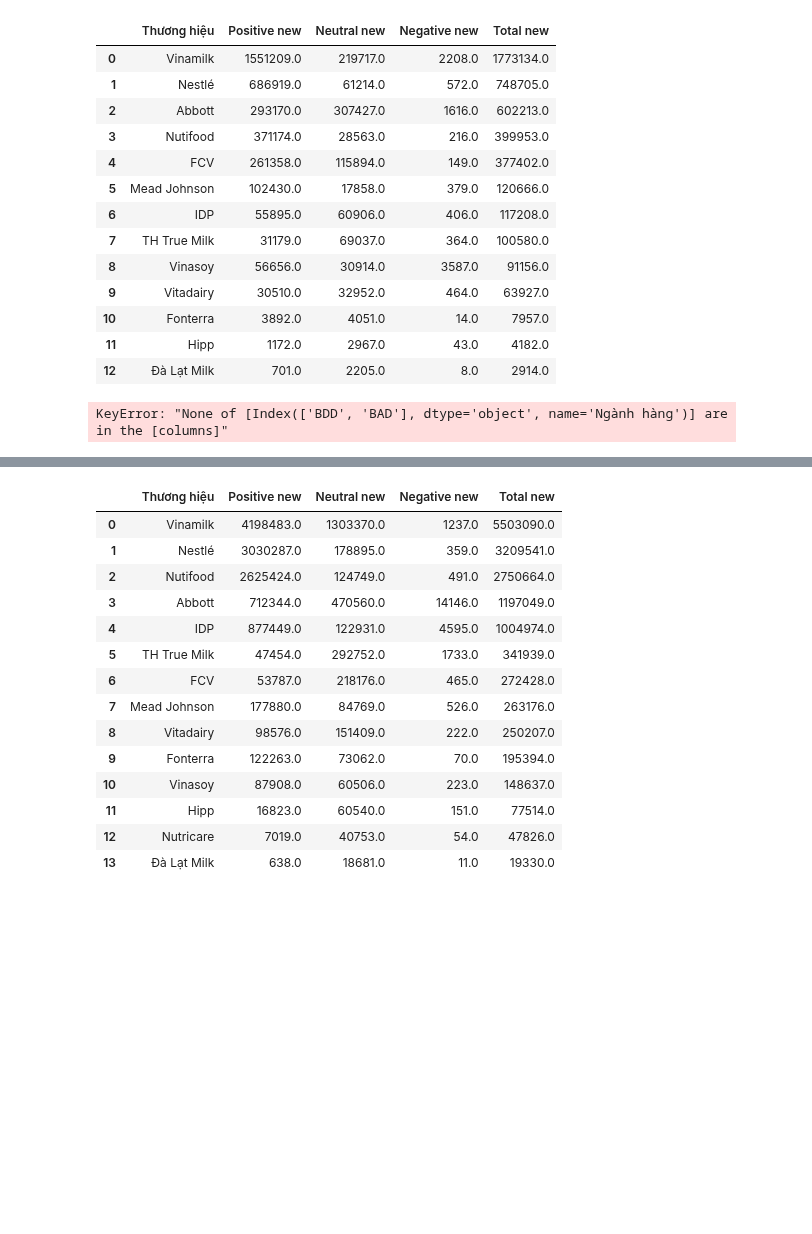
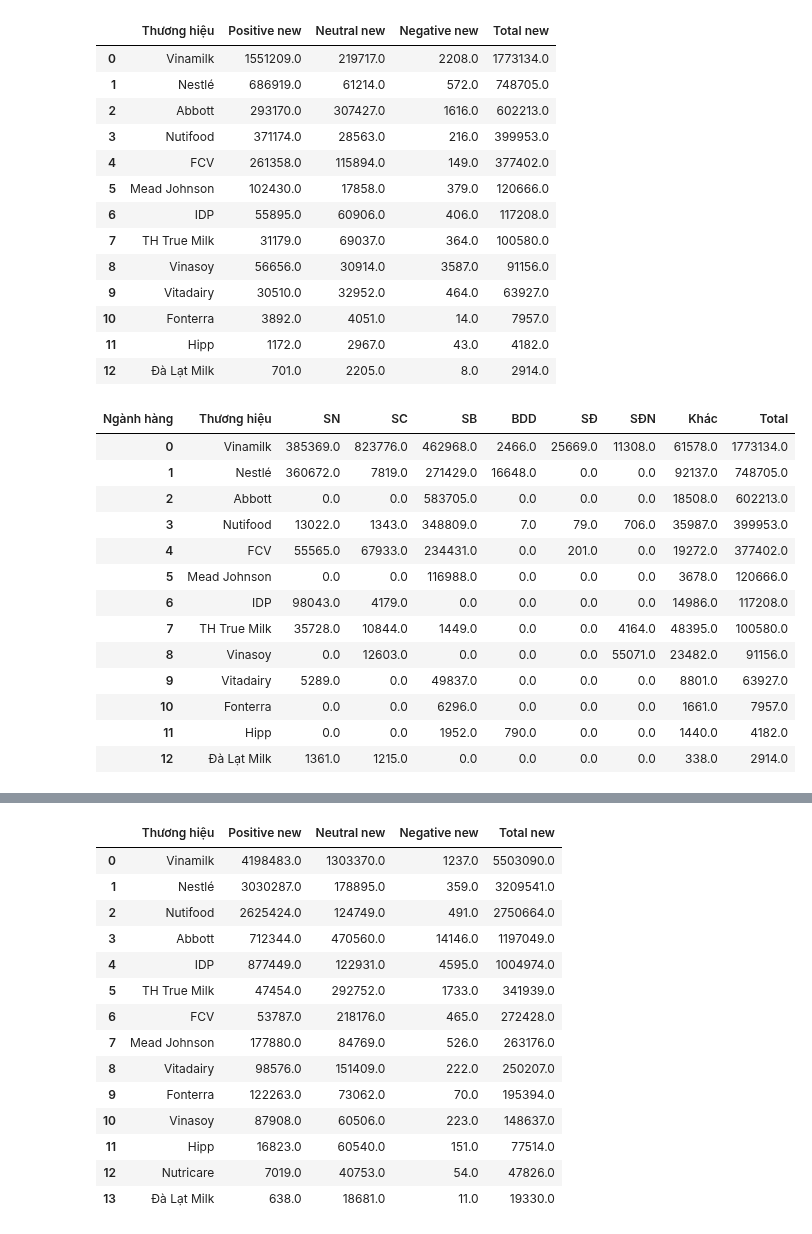
Before and after one commit to kimhueee/Brand-Social-Listening, a Jupyter notebook: Monthly Vinamilk.ipynb, the cells around one changed output, grey strips where cells are left out. Cells and saved outputs as stored; diff of their text form; code cells hidden in the pictures; blank space fills up the shorter version.

```diff
--- a/Monthly Vinamilk.ipynb
+++ b/Monthly Vinamilk.ipynb
@@ -330,16 +330,29 @@ sent_pre_ytd
 # %%
 with pd.ExcelWriter(r"C:\Users\Kompa-KTelt056\Desktop\Data Kompa\Vinamilk\final.xlsx", engine='openpyxl',mode='a') as writer:
     sent_pre_ytd.to_excel(writer, index=False, sheet_name='pre-YTD-sent')
-# %%
-#Category_pre-YTD
-filtered_sh_sentiment = sh_sentiment[(sh_sentiment["Thời gian"].isin(pre_ytd) & ~sh_sentiment["Thương hiệu"].isin(exclude_brands))]
-cate = filtered_sh_sentiment.pivot_table(index='Thương hiệu', columns='Ngành hàng', values='Total new', aggfunc='sum').round(decimals=0).fillna(0)
-cate['Total'] = cate.sum(axis=1)
-cate = cate.sort_values(by="Total",ascending=False)
-cate.reset_index(inplace=True)
-# cate['BDD'] = cate[['BDD','BAD']].sum(axis=1)
-# cate['Khác'] = cate['Total'] - cate[['SN','SC','SB','BDD','SĐ','SĐN']].sum(axis=1)
-# cate = cate[['Thương hiệu','SN','SC','SB','BDD','SĐ','SĐN','Khác','Total']]
-# cate
-# %% [output]
-KeyError: "None of [Index(['BDD', 'BAD'], dtype='object', name='Ngành hàng')] are in the [columns]"
+# %%
+#Category_pre-YTD
+filtered_sh_sentiment = sh_sentiment[(sh_sentiment["Thời gian"].isin(pre_ytd) & ~sh_sentiment["Thương hiệu"].isin(exclude_brands))]
+cate = filtered_sh_sentiment.pivot_table(index='Thương hiệu', columns='Ngành hàng', values='Total new', aggfunc='sum').round(decimals=0).fillna(0)
+cate['Total'] = cate.sum(axis=1)
+cate = cate.sort_values(by="Total",ascending=False)
+cate.reset_index(inplace=True)
+cate['BDD'] = cate[['BDD','BAD']].sum(axis=1)
+cate['Khác'] = cate['Total'] - cate[['SN','SC','SB','BDD','SĐ','SĐN']].sum(axis=1)
+cate = cate[['Thương hiệu','SN','SC','SB','BDD','SĐ','SĐN','Khác','Total']]
+cate
+# %% [output]
+| Ngành hàng | Thương hiệu | SN | SC | SB | BDD | SĐ | SĐN | Khác | Total |
+| 0 | Vinamilk | 385369.0 | 823776.0 | 462968.0 | 2466.0 | 25669.0 | 11308.0 | 61578.0 | 1773134.0 |
+| 1 | Nestlé | 360672.0 | 7819.0 | 271429.0 | 16648.0 | 0.0 | 0.0 | 92137.0 | 748705.0 |
+| 2 | Abbott | 0.0 | 0.0 | 583705.0 | 0.0 | 0.0 | 0.0 | 18508.0 | 602213.0 |
+| 3 | Nutifood | 13022.0 | 1343.0 | 348809.0 | 7.0 | 79.0 | 706.0 | 35987.0 | 399953.0 |
+| 4 | FCV | 55565.0 | 67933.0 | 234431.0 | 0.0 | 201.0 | 0.0 | 19272.0 | 377402.0 |
+| 5 | Mead Johnson | 0.0 | 0.0 | 116988.0 | 0.0 | 0.0 | 0.0 | 3678.0 | 120666.0 |
+| 6 | IDP | 98043.0 | 4179.0 | 0.0 | 0.0 | 0.0 | 0.0 | 14986.0 | 117208.0 |
+| 7 | TH True Milk | 35728.0 | 10844.0 | 1449.0 | 0.0 | 0.0 | 4164.0 | 48395.0 | 100580.0 |
+| 8 | Vinasoy | 0.0 | 12603.0 | 0.0 | 0.0 | 0.0 | 55071.0 | 23482.0 | 91156.0 |
+| 9 | Vitadairy | 5289.0 | 0.0 | 49837.0 | 0.0 | 0.0 | 0.0 | 8801.0 | 63927.0 |
+| 10 | Fonterra | 0.0 | 0.0 | 6296.0 | 0.0 | 0.0 | 0.0 | 1661.0 | 7957.0 |
+| 11 | Hipp | 0.0 | 0.0 | 1952.0 | 790.0 | 0.0 | 0.0 | 1440.0 | 4182.0 |
+| 12 | Đà Lạt Milk | 1361.0 | 1215.0 | 0.0 | 0.0 | 0.0 | 0.0 | 338.0 | 2914.0 |
```
Also changed, not shown: parts of 9 cells of this notebook.
